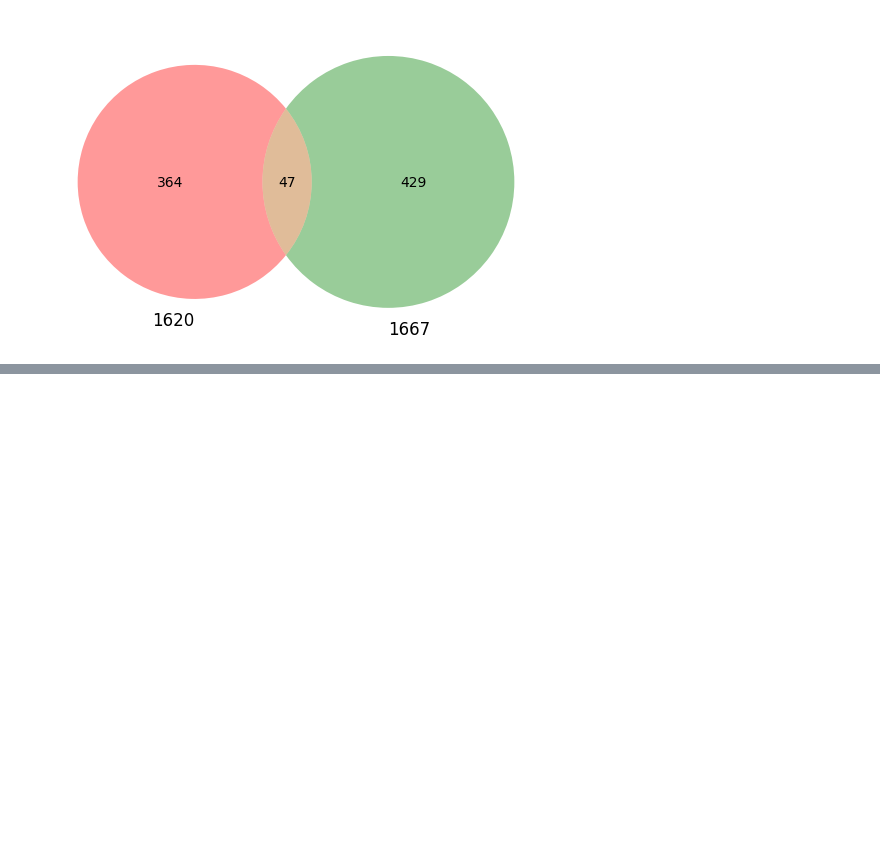
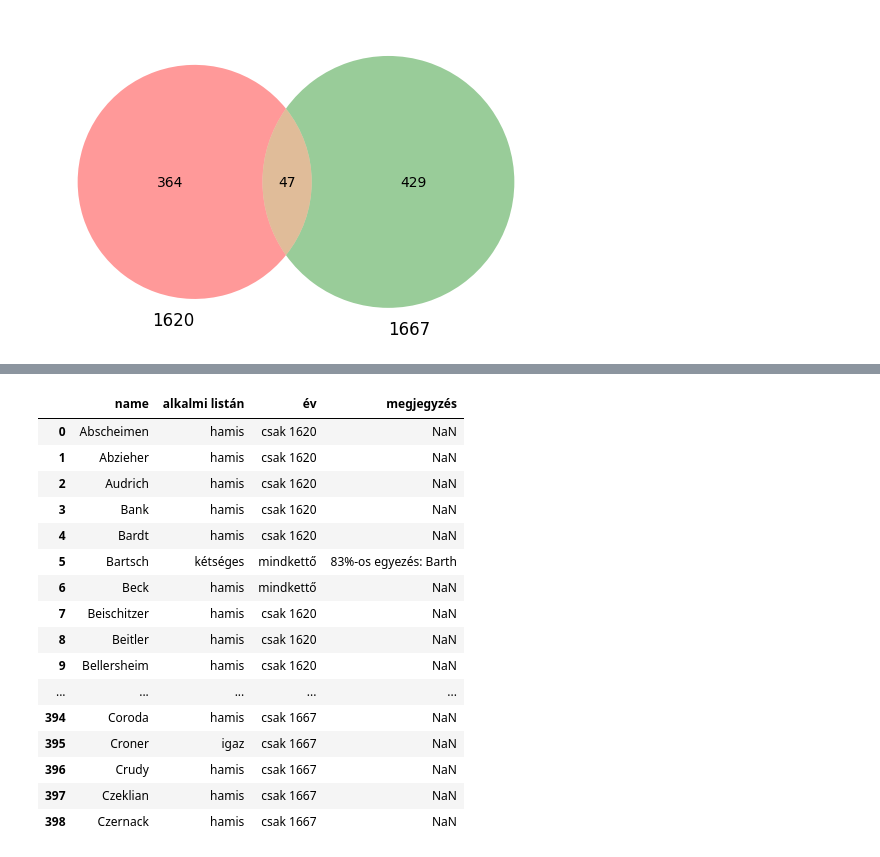
Before and after one commit to kuti-b/zipserbuch, a Jupyter notebook: notebook/notebook/_build/jupyter_execute/zipserbuch_stat.ipynb, the cells around one changed output, grey strips where cells are left out. Drawn from its saved outputs; the diff is of its cells as text; code cells hidden in the pictures; blank space fills up the shorter version.

```diff
--- a/notebook/notebook/_build/jupyter_execute/zipserbuch_stat.ipynb
+++ b/notebook/notebook/_build/jupyter_execute/zipserbuch_stat.ipynb
@@ -10,7 +10,7 @@ from ipywidgets import interactive
 from ipywidgets import interact
 
 
-records = pandas.read_excel('nevsor.xlsx')
+records = pandas.read_excel('sources/zipserbuch.xlsx', sheet_name='1620 vs 1667')
 
 records.head(5)
 # %% [output]
@@ -30,5 +35,5 @@ Az alábbiakban két külön listába szedem az 1600-as névsort és az 1667-es
 # %%
-list_1620 = records['lőcsei családok 1600'].dropna().values.tolist()
+list_1620 = records['lőcsei családok 1620'].dropna().values.tolist()
 list_1667 = records['lőcsei családok 1667'].dropna().values.tolist()
 list_intersection = list(set(list_1620).intersection(list_1667))
 
@@ -92,0 +47,75 @@ AttributeError: 'Styler' object has no attribute 'head'
+# %%
+df = pandas.read_excel('sources/zipserbuch.xlsx', sheet_name='alkalmi vezetéknevek', header=None)
+names = df[0].to_list()
+
+from fuzzywuzzy import fuzz
+TRESHOLD=80
+
+def find_in_names(name):
+    for n in names:
+        if n==name:
+            return 'igaz'
+        elif fuzz.ratio(name,n) > TRESHOLD:
+            return str(fuzz.ratio(name,n)) + '%-os egyezés: ' + n
+    return 'hamis'
+
+
+list_of_names = []
+for item in list_1620:
+    record = {}
+    record['name'] = item
+    in_names = find_in_names(item)
+    record['alkalmi listán'] = in_names
+    if in_names != 'igaz' and in_names != 'hamis':
+        record['alkalmi listán'] = 'kétséges'
+        record['megjegyzés'] = in_names
+
+
+    if item in list_intersection:
+        record['év'] = 'mindkettő'
+    else:
+        record['év'] = 'csak 1620'
+    list_of_names.append(record)
+
+for item in list_1667:
+    if item in list_intersection:
+        continue
+    record = {}
+    record['name'] = item
+    in_names = find_in_names(item)
+    record['alkalmi listán'] = in_names
+    if in_names != 'igaz' and in_names != 'hamis':
+        record['alkalmi listán'] = 'kétséges'
+        record['megjegyzés'] = in_names
+    record['év'] = 'csak 1667'
+    list_of_names.append(record)
+
+
+df = pandas.DataFrame.from_records(list_of_names)
+
+from IPython.display import display, HTML
+display(
+    HTML(
+        "<div style='height: 300px; overflow: auto; width: fit-content'>" +
+        df.to_html() +
+        "</div>"
+    )
+)
+# %% [output]
+|  | name | alkalmi listán | év | megjegyzés |
+| 0 | Abscheimen | hamis | csak 1620 | NaN |
+| 1 | Abzieher | hamis | csak 1620 | NaN |
+| 2 | Audrich | hamis | csak 1620 | NaN |
+| 3 | Bank | hamis | csak 1620 | NaN |
+| 4 | Bardt | hamis | csak 1620 | NaN |
+| 5 | Bartsch | kétséges | mindkettő | 83%-os egyezés: Barth |
+| 6 | Beck | hamis | mindkettő | NaN |
+| 7 | Beischitzer | hamis | csak 1620 | NaN |
+| 8 | Beitler | hamis | csak 1620 | NaN |
+| 9 | Bellersheim | hamis | csak 1620 | NaN |
+| ... | ... | ... | ... | ... |
+| 394 | Coroda | hamis | csak 1667 | NaN |
+| 395 | Croner | igaz | csak 1667 | NaN |
+| 396 | Crudy | hamis | csak 1667 | NaN |
+| 397 | Czeklian | hamis | csak 1667 | NaN |
+| 398 | Czernack | hamis | csak 1667 | NaN |
```
Also changed, not shown: parts of 11 cells of this notebook, 22 other files.
